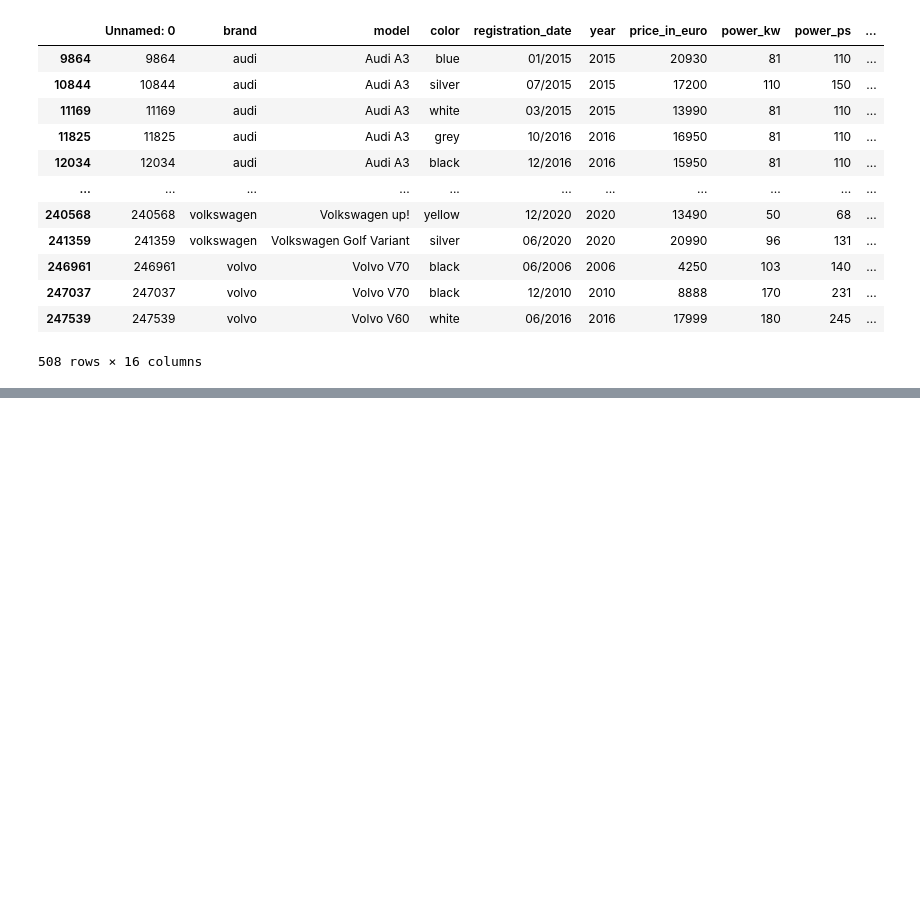
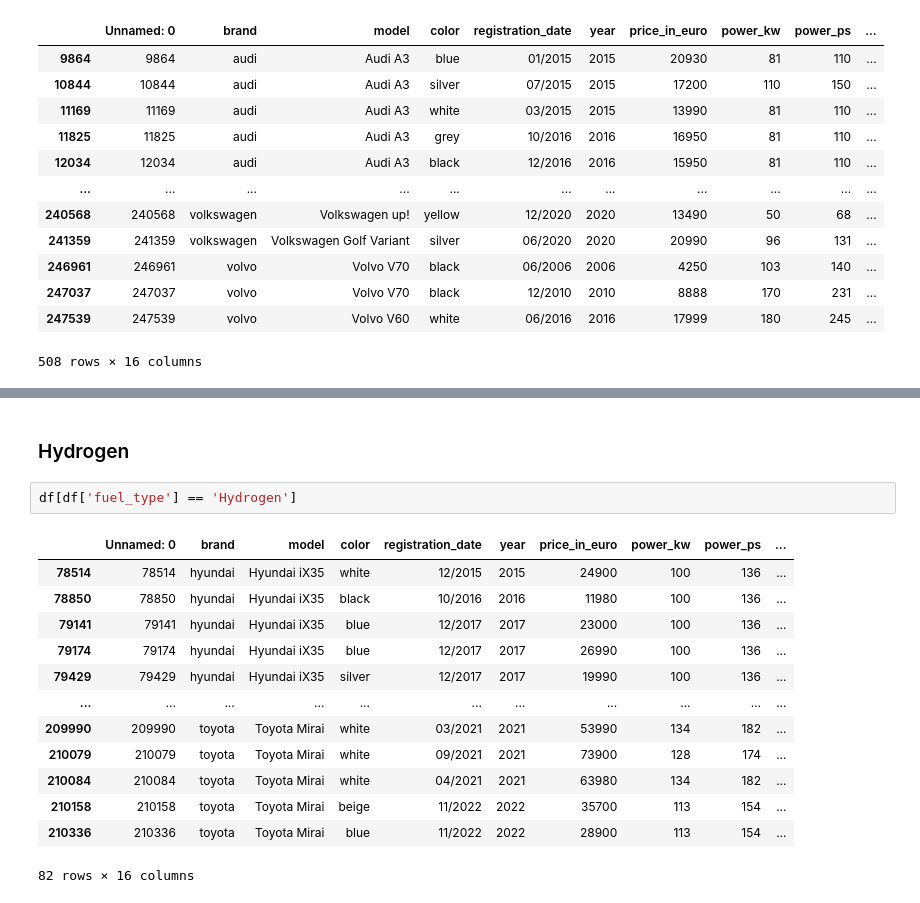
Before and after one commit to kiljos/data_mining, a Jupyter notebook: EDA/fuel_types.ipynb, the cells around one changed output, grey strips where cells are left out. Cells and saved outputs as stored; diff of their text form; blank space fills up the shorter version.

```diff
--- a/EDA/fuel_types.ipynb
+++ b/EDA/fuel_types.ipynb
@@ -427,0 +597,18 @@ df[df['fuel_type'] == 'CNG']
+# %% [markdown]
+### Hydrogen
+# %%
+df[df['fuel_type'] == 'Hydrogen']
+# %% [output]
+|  | Unnamed: 0 | brand | model | color | registration_date | year | price_in_euro | power_kw | power_ps | ... |
+| 78514 | 78514 | hyundai | Hyundai iX35 | white | 12/2015 | 2015 | 24900 | 100 | 136 | ... |
+| 78850 | 78850 | hyundai | Hyundai iX35 | black | 10/2016 | 2016 | 11980 | 100 | 136 | ... |
+| 79141 | 79141 | hyundai | Hyundai iX35 | blue | 12/2017 | 2017 | 23000 | 100 | 136 | ... |
+| 79174 | 79174 | hyundai | Hyundai iX35 | blue | 12/2017 | 2017 | 26990 | 100 | 136 | ... |
+| 79429 | 79429 | hyundai | Hyundai iX35 | silver | 12/2017 | 2017 | 19990 | 100 | 136 | ... |
+| ... | ... | ... | ... | ... | ... | ... | ... | ... | ... | ... |
+| 209990 | 209990 | toyota | Toyota Mirai | white | 03/2021 | 2021 | 53990 | 134 | 182 | ... |
+| 210079 | 210079 | toyota | Toyota Mirai | white | 09/2021 | 2021 | 73900 | 128 | 174 | ... |
+| 210084 | 210084 | toyota | Toyota Mirai | white | 04/2021 | 2021 | 63980 | 134 | 182 | ... |
+| 210158 | 210158 | toyota | Toyota Mirai | beige | 11/2022 | 2022 | 35700 | 113 | 154 | ... |
+| 210336 | 210336 | toyota | Toyota Mirai | blue | 11/2022 | 2022 | 28900 | 113 | 154 | ... |
+82 rows × 16 columns
```
Also changed, not shown: parts of 16 cells of this notebook, 4 other files.
